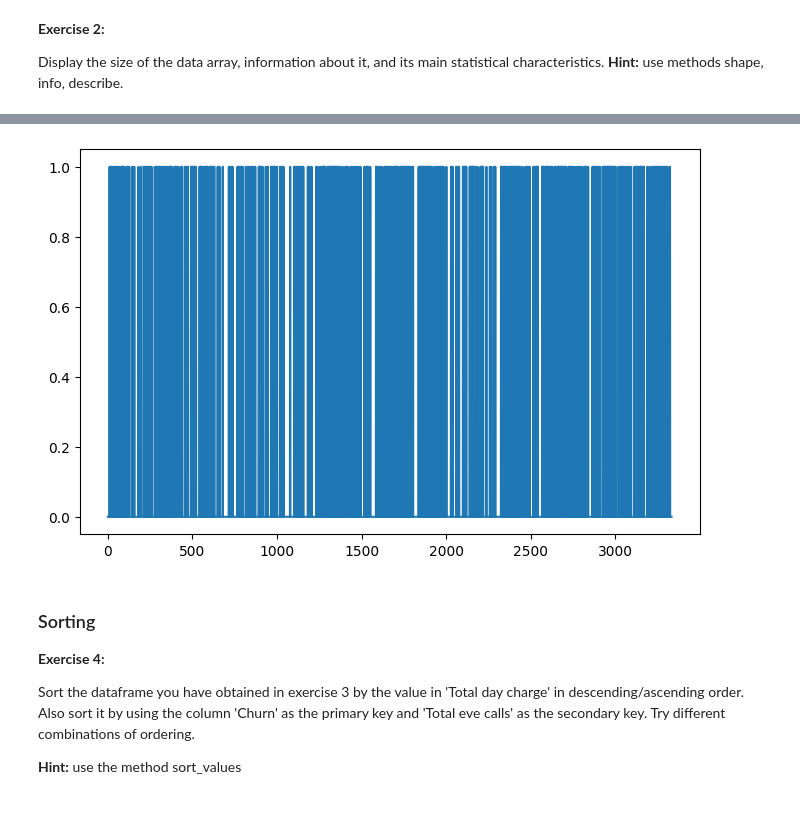
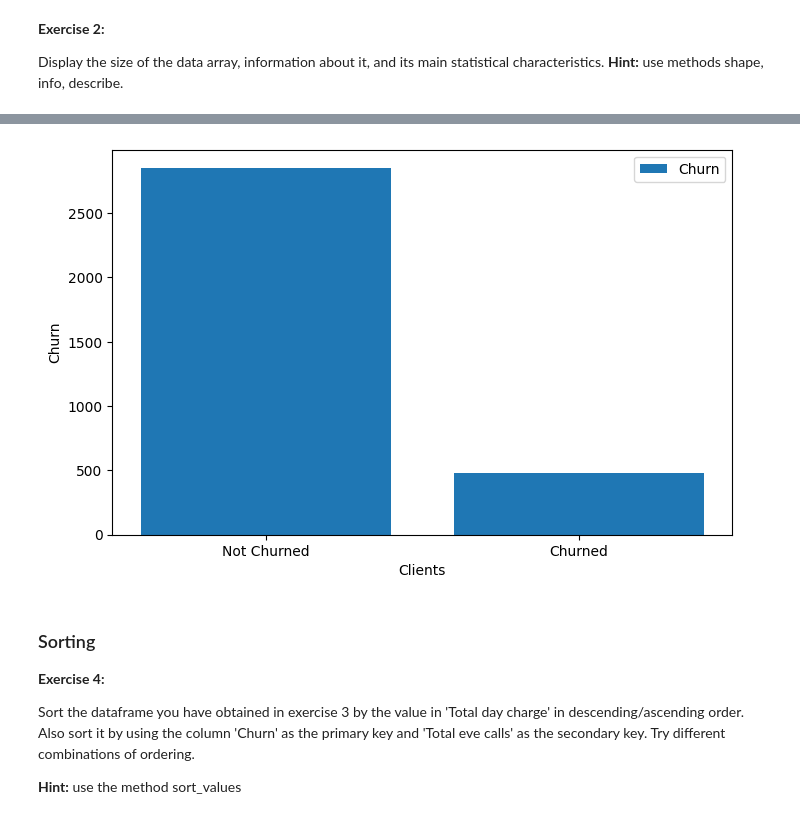
Before and after one commit to mohiuddinshahrukh/ML_LAB_0, a Jupyter notebook: Lab01_pandas_and_matplotlib.ipynb, the cells around one changed output, grey strips where cells are left out. Drawn from its saved outputs; the diff is of its cells as text; code cells hidden in the pictures.

```diff
--- a/Lab01_pandas_and_matplotlib.ipynb
+++ b/Lab01_pandas_and_matplotlib.ipynb
@@ -82,13 +82,16 @@ Plot the distribution of the churn and  loyal clients in the bar plot. The figur
 # %%
 ### Write Your code here ###
 
 df['Churn'] = df['Churn'].astype(np.int64)
+churn_values, churn_counts = np.unique(df["Churn"], return_counts=True)
+plt.bar(churn_values, churn_counts)
 plt.ylabel('Churn')
 plt.xlabel('Clients')
-plt.plot(df['Churn'])
+plt.xticks(churn_values, ['Not Churned', 'Churned'])  # Set x-axis labels for better clarity
+plt.legend(["Churn"])
 plt.show()
 # %% [output]
-[figure, old version]
+[figure, new version]
 # %% [markdown]
 ### Sorting
 
```
